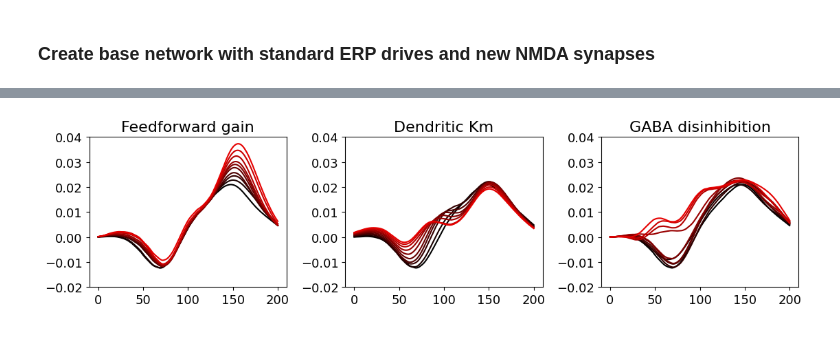
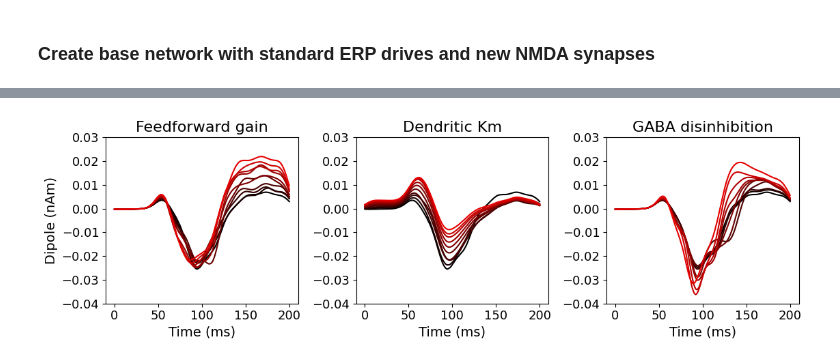
Before and after one commit to ntolley/hnn_jove, a Jupyter notebook: notebooks/drug_mechanisms.ipynb, the cells around one changed output, grey strips where cells are left out. Cells and saved outputs as stored; diff of their text form; code cells hidden in the pictures.

Commit message:
WIP old mechs

```diff
--- a/notebooks/drug_mechanisms.ipynb
+++ b/notebooks/drug_mechanisms.ipynb
@@ -37,7 +15,13 @@ add_erp_drives_to_jones_model(net_base)
+# %%
+l_contra_params = read_params('../data/L_Contra.param')
+net_base = calcium_model(params=l_contra_params, add_drives_from_params=True)
+
+# net_base = jones_2009_model()
+# add_erp_drives_to_jones_model(net_base)
 # %%
 # Dendritic Km sweep
 def L5_pyramidal_km_dend(net, scale=0.0):
-    for sec_name, sec in net.cell_types['L5_pyramidal'].sections.items():
+    for sec_name, sec in net.cell_types['L5_pyramidal']['cell_object'].sections.items():
         if sec_name != 'soma':
             sec.mechs['km']['gbar_km'] *= (10 ** scale)
 
@@ -62,7 +46,7 @@ def feedforward_gain(net, scale=0.0):
 
 
 
-def run_simulation(net_base, theta_i, prior_dict):
+def run_simulation(net_base, theta_i, prior_dict, return_net=False):
     assert len(theta_i) == len(prior_dict)
 
     net = net_base.copy()
@@ -71,7 +55,12 @@ def run_simulation(net_base, theta_i, prior_dict):
         update_function(net, theta_i[param_idx])
 
     dpl = simulate_dipole(net, tstop=tstop, dt=dt, n_trials=1)
-    return dpl[0].copy().smooth(60).data['agg']
+    dpl_data = dpl[0].copy().smooth(30).data['agg']
+
+    if return_net:
+        return (net, dpl_data)
+    else:
+        return dpl_data
 # %%
 min_val, max_val = 0, 1
 
@@ -79,7 +68,7 @@ prior_dict = {
     # 'L2e_L5i_nmda': {'bounds': (min_val, max_val), 'update_function': L2e_L5i_nmda, 'mech_name': 'L2e->L5i NMDA'},
     'feedforward_gain': {'bounds': (min_val, max_val), 'update_function': feedforward_gain, 'mech_name': 'Feedforward gain'},
     'L5_pyramidal_km_dend': {'bounds': (min_val, max_val), 'update_function': L5_pyramidal_km_dend, 'mech_name': 'Dendritic Km'},
-    'inhibitory_gain': {'bounds': (min_val, 1), 'update_function': inhibitory_gain, 'mech_name': 'GABA disinhibition'},
+    'inhibitory_gain': {'bounds': (min_val, max_val), 'update_function': inhibitory_gain, 'mech_name': 'GABA disinhibition'},
 
 }
 
@@ -130,33 +136,38 @@ df = pd.DataFrame(df_dict)
 ticksize = 13
 labelsize = 14
 titlesize = 16
 
 unique_labels = df['label'].unique()
 times = np.linspace(0, tstop, len(res[0]))
 
-plt.figure(figsize=(15,3))
+plt.figure(figsize=(15,3.5))
 for plot_idx, label_name in enumerate(unique_labels):
 
     cmap_color = 'r'
     colors = ['k', cmap_color] # first color is black, last is red
     cmap = LinearSegmentedColormap.from_list(
             "Custom", colors)
 
     plt.subplot(1, 4, plot_idx+1)
     mask = df['label'] == label_name
     dpl_data = df[mask]['dpl'].values
 
     for sim_idx in range(sweep_len):
         sweep_color = cmap(sim_idx / sweep_len)
         plt.plot(times, dpl_data[sim_idx], linewidth=1.5, color=sweep_color)
 
     plt.title(label_name, fontsize=titlesize)
     plt.xticks(fontsize=ticksize)
     plt.yticks(fontsize=ticksize)
+    plt.xlabel('Time (ms)', fontsize=labelsize)
 
-    plt.ylim(-0.02, 0.04)
+    plt.ylim(-0.04, 0.03)
+
+plt.subplot(1,4,1)
+plt.ylabel('Dipole (nAm)', fontsize=labelsize)
+
 
 
 plt.tight_layout()
 # %% [output]
-[figure, old version]
+[figure, new version]
```
Also changed, not shown: parts of 3 cells of this notebook, 2 other files.
